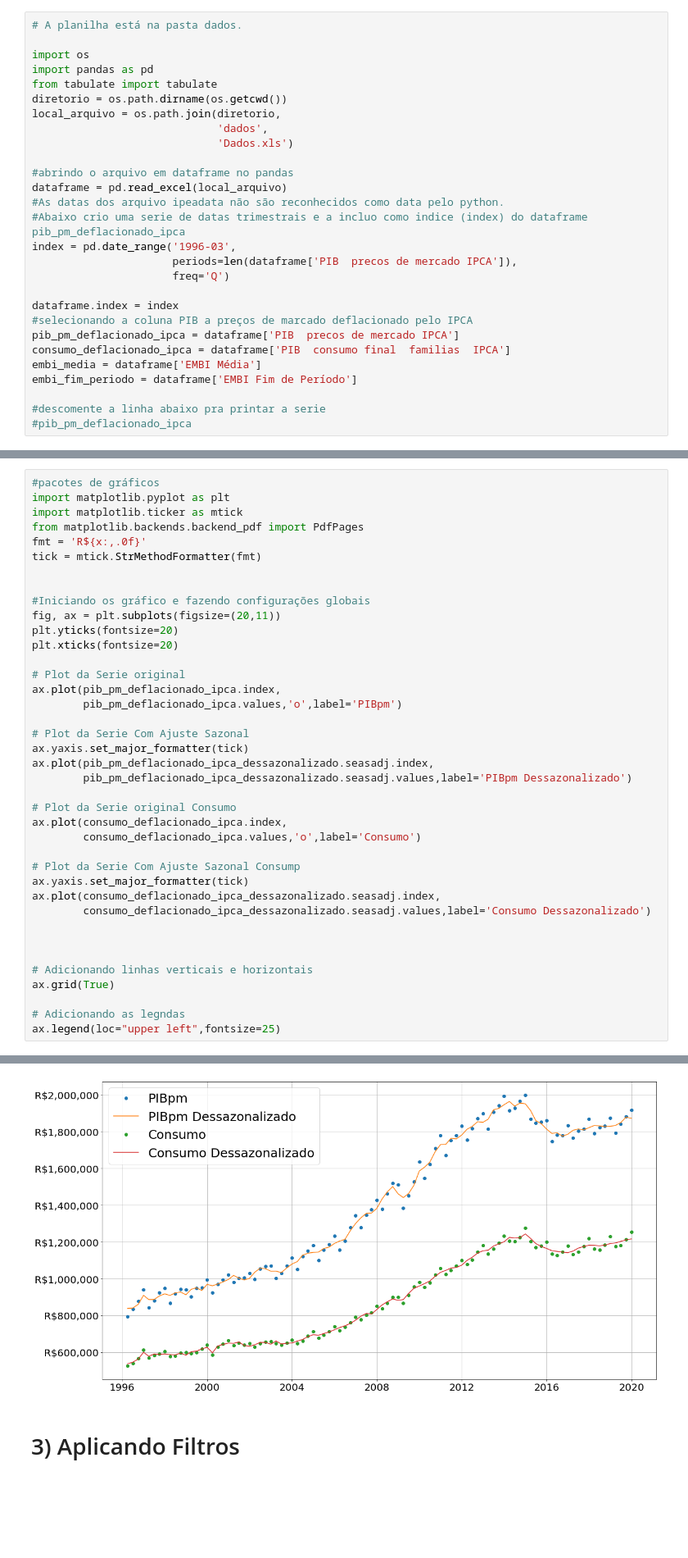
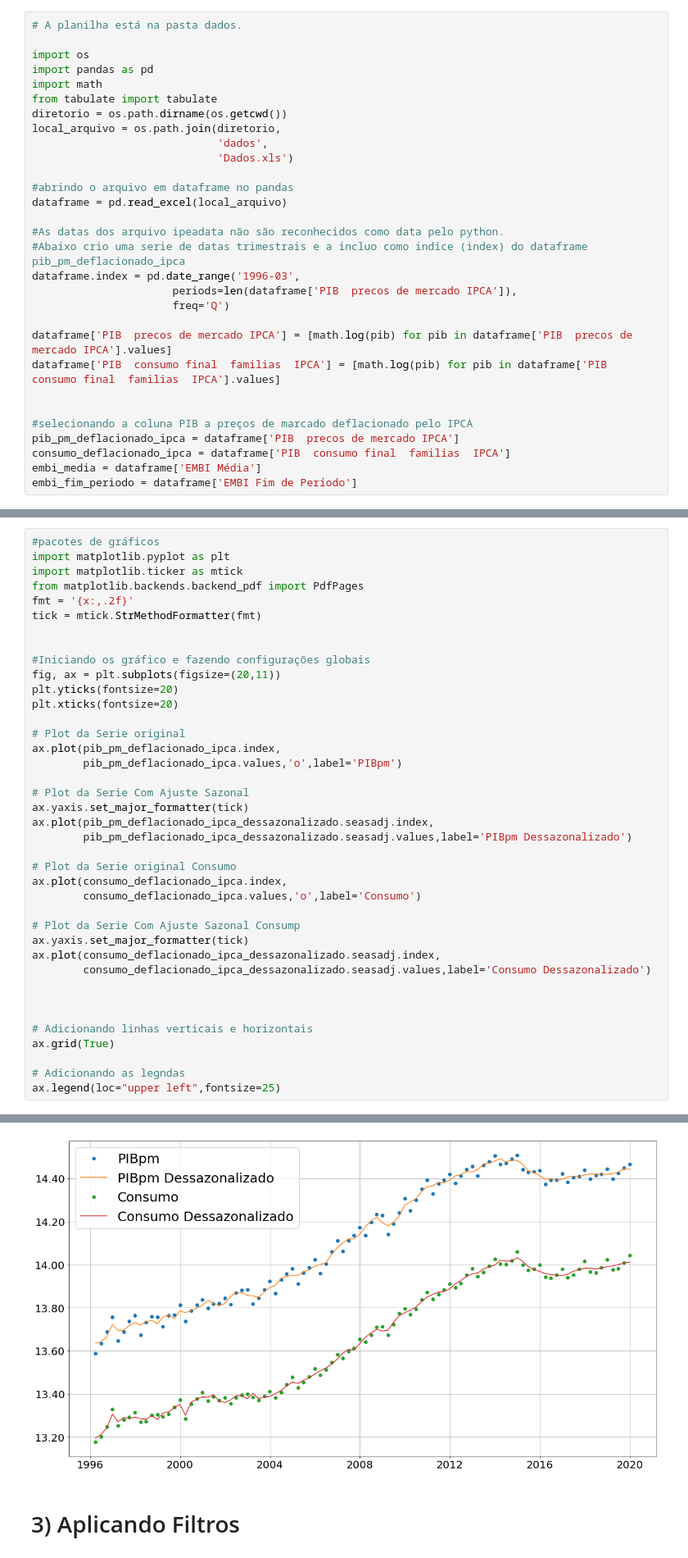
Before and after one commit to FredericoNunes/Artigos, a Jupyter notebook: programas/notebook/Aquivo Inicial, Tratamento dos Dados.ipynb, the cells around one changed output, grey strips where cells are left out. Shown at 82% size. Cells and saved outputs as stored; diff of their text form; blank space fills up the shorter version.

```diff
--- a/programas/notebook/Aquivo Inicial, Tratamento dos Dados.ipynb
+++ b/programas/notebook/Aquivo Inicial, Tratamento dos Dados.ipynb
@@ -12,6 +12,7 @@ Os dados do PIB real foram coletados de duas formas, uma via download direto do
 
 import os
 import pandas as pd
+import math
 from tabulate import tabulate
 diretorio = os.path.dirname(os.getcwd())
 local_arquivo = os.path.join(diretorio,
@@ -20,18 +21,19 @@ local_arquivo = os.path.join(diretorio,
 
 #abrindo o arquivo em dataframe no pandas
 dataframe = pd.read_excel(local_arquivo)
+
 #As datas dos arquivo ipeadata não são reconhecidos como data pelo python.
 #Abaixo crio uma serie de datas trimestrais e a incluo como indice (index) do dataframe pib_pm_deflacionado_ipca
-index = pd.date_range('1996-03',
+dataframe.index = pd.date_range('1996-03',
                       periods=len(dataframe['PIB  precos de mercado IPCA']),
                       freq='Q')
 
-dataframe.index = index
+dataframe['PIB  precos de mercado IPCA'] = [math.log(pib) for pib in dataframe['PIB  precos de mercado IPCA'].values]
+dataframe['PIB  consumo final  familias  IPCA'] = [math.log(pib) for pib in dataframe['PIB  consumo final  familias  IPCA'].values]
+
+
 #selecionando a coluna PIB a preços de marcado deflacionado pelo IPCA
 pib_pm_deflacionado_ipca = dataframe['PIB  precos de mercado IPCA']
 consumo_deflacionado_ipca = dataframe['PIB  consumo final  familias  IPCA']
 embi_media = dataframe['EMBI Média']
 embi_fim_periodo = dataframe['EMBI Fim de Período']
-
-#descomente a linha abaixo pra printar a serie
-#pib_pm_deflacionado_ipca
@@ -73,7 +106,7 @@ dataframe_consumo_deflacionado_ipca_dessazonalizado = pd.DataFrame(consumo_defla
 import matplotlib.pyplot as plt
 import matplotlib.ticker as mtick
 from matplotlib.backends.backend_pdf import PdfPages
-fmt = 'R${x:,.0f}'
+fmt = '{x:,.2f}'
 tick = mtick.StrMethodFormatter(fmt)
 
 
@@ -82,34 +115,34 @@ fig, ax = plt.subplots(figsize=(20,11))
 plt.yticks(fontsize=20)
 plt.xticks(fontsize=20)
 
 # Plot da Serie original
 ax.plot(pib_pm_deflacionado_ipca.index,
         pib_pm_deflacionado_ipca.values,'o',label='PIBpm')
 
 # Plot da Serie Com Ajuste Sazonal
 ax.yaxis.set_major_formatter(tick)
 ax.plot(pib_pm_deflacionado_ipca_dessazonalizado.seasadj.index,
         pib_pm_deflacionado_ipca_dessazonalizado.seasadj.values,label='PIBpm Dessazonalizado')
 
 # Plot da Serie original Consumo
 ax.plot(consumo_deflacionado_ipca.index,
         consumo_deflacionado_ipca.values,'o',label='Consumo')
 
 # Plot da Serie Com Ajuste Sazonal Consump
 ax.yaxis.set_major_formatter(tick)
 ax.plot(consumo_deflacionado_ipca_dessazonalizado.seasadj.index,
         consumo_deflacionado_ipca_dessazonalizado.seasadj.values,label='Consumo Dessazonalizado')
 
 
 
 # Adicionando linhas verticais e horizontais
 ax.grid(True)
 
 # Adicionando as legndas
 ax.legend(loc="upper left",fontsize=25)
 # %% [output]
 <matplotlib.legend.Legend at 0x...>
-[figure, old version]
+[figure, new version]
 # %% [markdown]
 # 3) Aplicando Filtros
 # %% [markdown]
```
Also changed, not shown: parts of 13 cells of this notebook, 3 other files.
